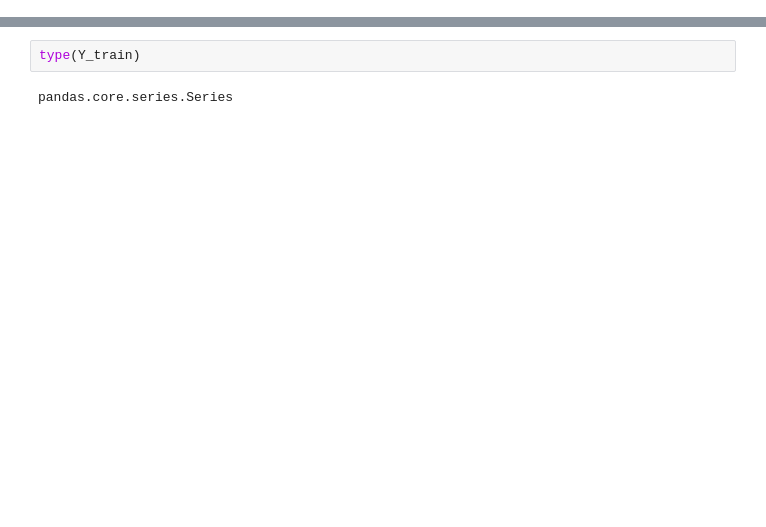
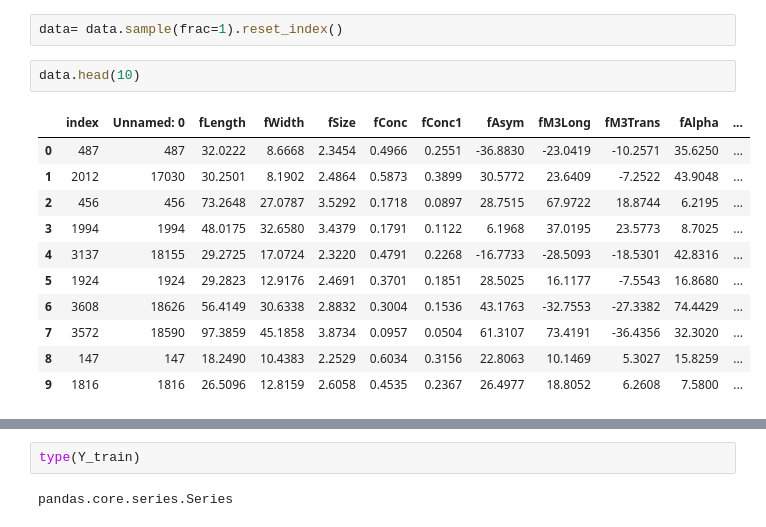
Before and after one commit to manjotmb20/EC3, a Jupyter notebook: magic.ipynb, the cells around one changed output, grey strips where cells are left out. Cells and saved outputs as stored; diff of their text form; blank space fills up the shorter version.

```diff
--- a/magic.ipynb
+++ b/magic.ipynb
@@ -36 +36,17 @@ data.head()
+# %%
+data= data.sample(frac=1).reset_index()
+# %%
+data.head(10)
+# %% [output]
+|  | index | Unnamed: 0 | fLength | fWidth | fSize | fConc | fConc1 | fAsym | fM3Long | fM3Trans | fAlpha | ... |
+| 0 | 487 | 487 | 32.0222 | 8.6668 | 2.3454 | 0.4966 | 0.2551 | -36.8830 | -23.0419 | -10.2571 | 35.6250 | ... |
+| 1 | 2012 | 17030 | 30.2501 | 8.1902 | 2.4864 | 0.5873 | 0.3899 | 30.5772 | 23.6409 | -7.2522 | 43.9048 | ... |
+| 2 | 456 | 456 | 73.2648 | 27.0787 | 3.5292 | 0.1718 | 0.0897 | 28.7515 | 67.9722 | 18.8744 | 6.2195 | ... |
+| 3 | 1994 | 1994 | 48.0175 | 32.6580 | 3.4379 | 0.1791 | 0.1122 | 6.1968 | 37.0195 | 23.5773 | 8.7025 | ... |
+| 4 | 3137 | 18155 | 29.2725 | 17.0724 | 2.3220 | 0.4791 | 0.2268 | -16.7733 | -28.5093 | -18.5301 | 42.8316 | ... |
+| 5 | 1924 | 1924 | 29.2823 | 12.9176 | 2.4691 | 0.3701 | 0.1851 | 28.5025 | 16.1177 | -7.5543 | 16.8680 | ... |
+| 6 | 3608 | 18626 | 56.4149 | 30.6338 | 2.8832 | 0.3004 | 0.1536 | 43.1763 | -32.7553 | -27.3382 | 74.4429 | ... |
+| 7 | 3572 | 18590 | 97.3859 | 45.1858 | 3.8734 | 0.0957 | 0.0504 | 61.3107 | 73.4191 | -36.4356 | 32.3020 | ... |
+| 8 | 147 | 147 | 18.2490 | 10.4383 | 2.2529 | 0.6034 | 0.3156 | 22.8063 | 10.1469 | 5.3027 | 15.8259 | ... |
+| 9 | 1816 | 1816 | 26.5096 | 12.8159 | 2.6058 | 0.4535 | 0.2367 | 26.4977 | 18.8052 | 6.2608 | 7.5800 | ... |
 # %%
```
Also changed, not shown: parts of 19 cells of this notebook.
